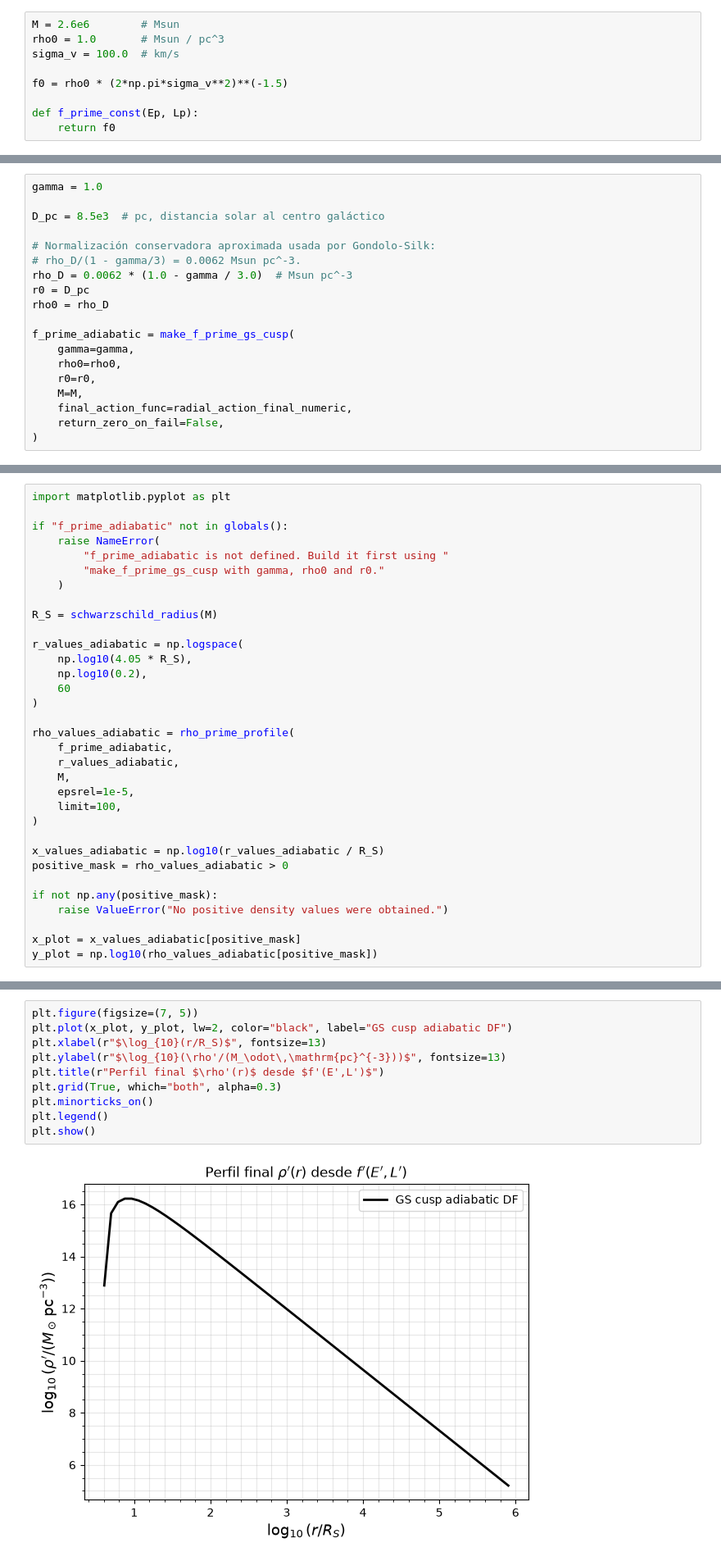
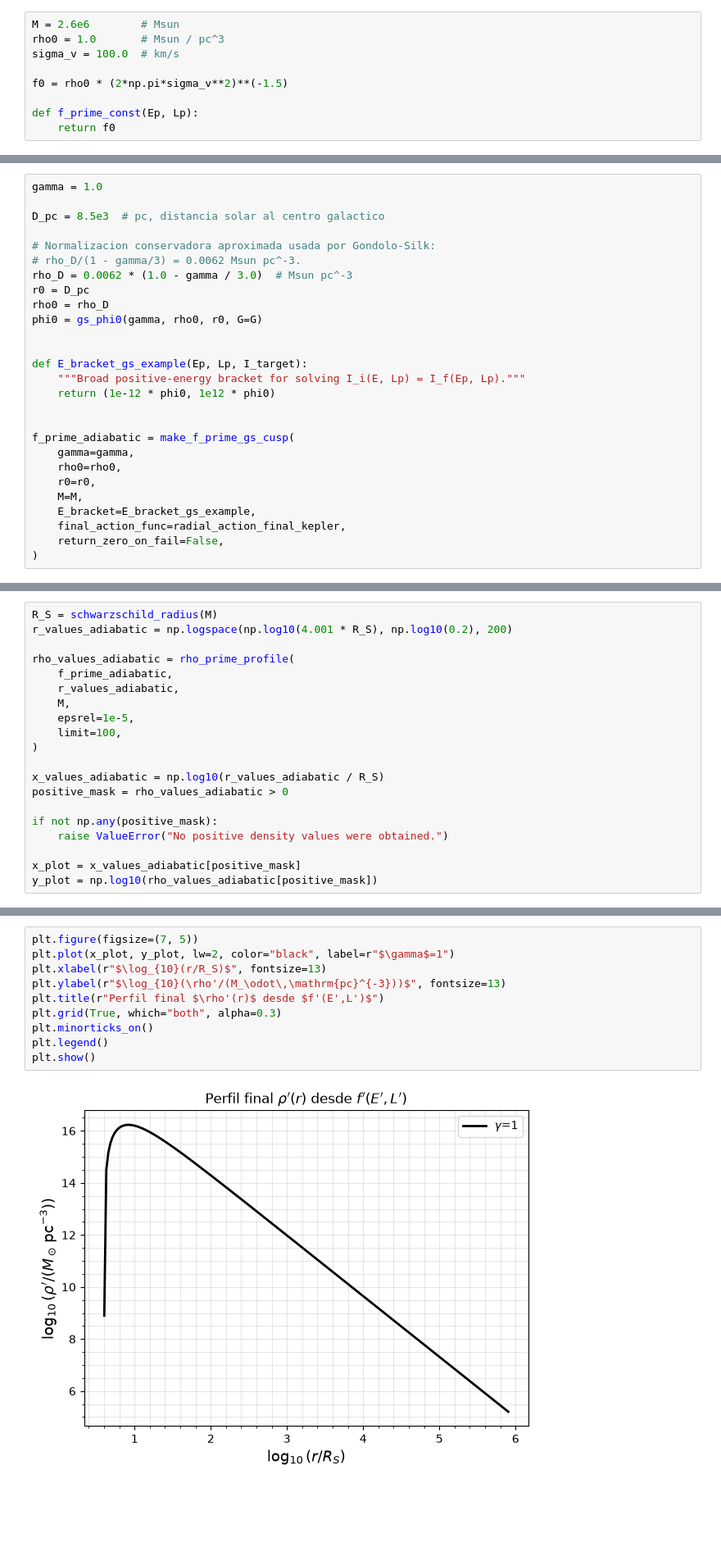
Before and after one commit to MagneticFungi/DM-spikes, a Jupyter notebook: perfiles_densidad.ipynb, the cells around one changed output, grey strips where cells are left out. Shown at 82% size. Drawn from its saved outputs; the diff is of its cells as text; blank space fills up the shorter version.

```diff
--- a/perfiles_densidad.ipynb
+++ b/perfiles_densidad.ipynb
@@ -668,19 +451,27 @@ def make_f_prime_gs_cusp(
 # %%
 gamma = 1.0
 
-D_pc = 8.5e3  # pc, distancia solar al centro galáctico
+D_pc = 8.5e3  # pc, distancia solar al centro galactico
 
-# Normalización conservadora aproximada usada por Gondolo-Silk:
+# Normalizacion conservadora aproximada usada por Gondolo-Silk:
 # rho_D/(1 - gamma/3) = 0.0062 Msun pc^-3.
 rho_D = 0.0062 * (1.0 - gamma / 3.0)  # Msun pc^-3
 r0 = D_pc
 rho0 = rho_D
+phi0 = gs_phi0(gamma, rho0, r0, G=G)
+
+
+def E_bracket_gs_example(Ep, Lp, I_target):
+    """Broad positive-energy bracket for solving I_i(E, Lp) = I_f(Ep, Lp)."""
+    return (1e-12 * phi0, 1e12 * phi0)
+
 
 f_prime_adiabatic = make_f_prime_gs_cusp(
     gamma=gamma,
     rho0=rho0,
     r0=r0,
     M=M,
-    final_action_func=radial_action_final_numeric,
+    E_bracket=E_bracket_gs_example,
+    final_action_func=radial_action_final_kepler,
     return_zero_on_fail=False,
 )
@@ -689,19 +489,6 @@ f_prime_adiabatic = make_f_prime_gs_cusp(
 # %%
-import matplotlib.pyplot as plt
-
-if "f_prime_adiabatic" not in globals():
-    raise NameError(
-        "f_prime_adiabatic is not defined. Build it first using "
-        "make_f_prime_gs_cusp with gamma, rho0 and r0."
-    )
-
 R_S = schwarzschild_radius(M)
-
-r_values_adiabatic = np.logspace(
-    np.log10(4.05 * R_S),
-    np.log10(0.2),
-    60
-)
+r_values_adiabatic = np.logspace(np.log10(4.001 * R_S), np.log10(0.2), 200)
 
 rho_values_adiabatic = rho_prime_profile(
     f_prime_adiabatic,
@@ -722,12 +511,12 @@ y_plot = np.log10(rho_values_adiabatic[positive_mask])
 # %%
 plt.figure(figsize=(7, 5))
-plt.plot(x_plot, y_plot, lw=2, color="black", label="GS cusp adiabatic DF")
+plt.plot(x_plot, y_plot, lw=2, color="black", label=r"$\gamma$=1")
 plt.xlabel(r"$\log_{10}(r/R_S)$", fontsize=13)
 plt.ylabel(r"$\log_{10}(\rho'/(M_\odot\,\mathrm{pc}^{-3}))$", fontsize=13)
 plt.title(r"Perfil final $\rho'(r)$ desde $f'(E',L')$")
 plt.grid(True, which="both", alpha=0.3)
 plt.minorticks_on()
 plt.legend()
 plt.show()
 # %% [output]
-[figure, old version]
+[figure, new version]
```
Also changed, not shown: parts of 21 cells of this notebook, 1 other file.
